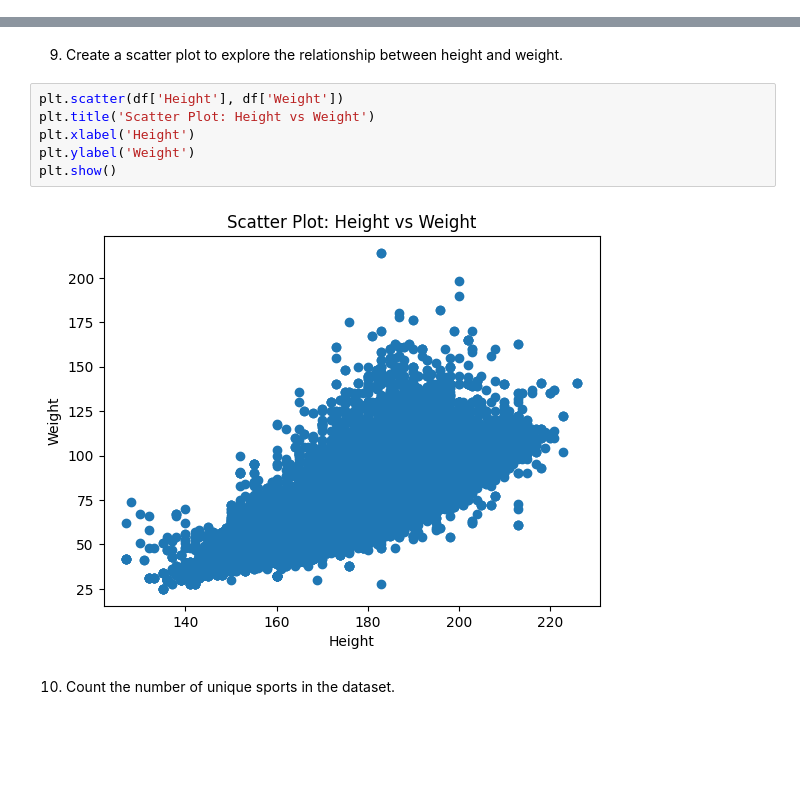
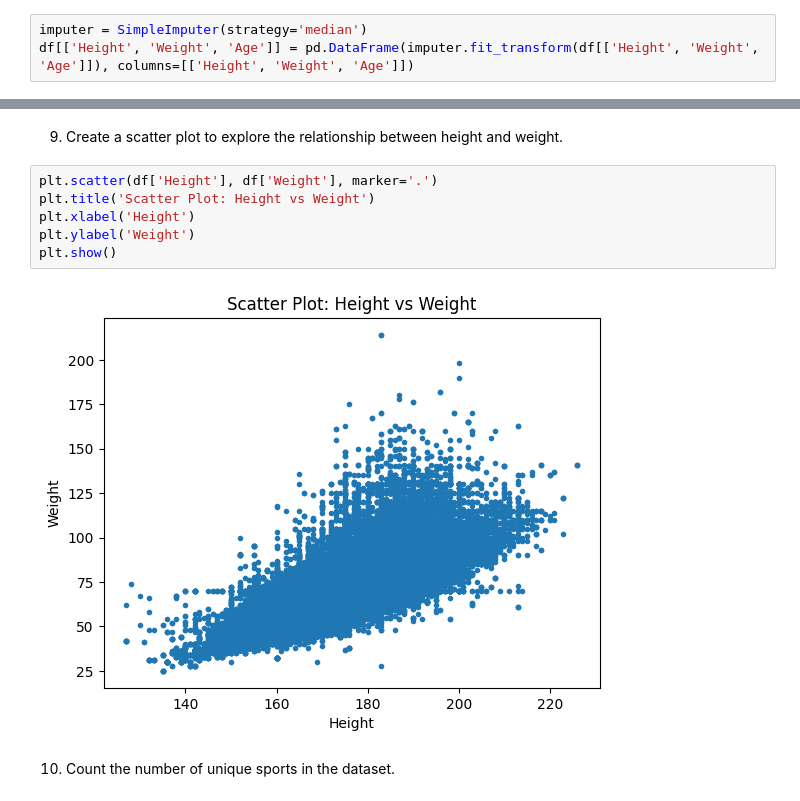
Before and after one commit to yakinamaharjan/trainee, a Jupyter notebook: assignments/7. eda/task1.ipynb, the cells around one changed output, grey strips where cells are left out. Saved outputs shown, nothing was run; the diff lists cells and outputs as text; blank space fills up the shorter version.

```diff
--- a/assignments/7. eda/task1.ipynb
+++ b/assignments/7. eda/task1.ipynb
@@ -43,6 +45,9 @@ For example, when doing 'df[col].method(value, inplace=True)', try using 'df.met
 
 
   df['Medal'].fillna('None', inplace = True)
+# %%
+imputer = SimpleImputer(strategy='median')
+df[['Height', 'Weight', 'Age']] = pd.DataFrame(imputer.fit_transform(df[['Height', 'Weight', 'Age']]), columns=[['Height', 'Weight', 'Age']])
 # %%
 df.isna().sum()
 # %% [output]
@@ -135,13 +140,13 @@ plt.show()
 # %% [markdown]
 9. Create a scatter plot to explore the relationship between height and weight.
 # %%
-plt.scatter(df['Height'], df['Weight'])
+plt.scatter(df['Height'], df['Weight'], marker='.')
 plt.title('Scatter Plot: Height vs Weight')
 plt.xlabel('Height')
 plt.ylabel('Weight')
 plt.show()
 # %% [output]
-[figure, old version]
+[figure, new version]
 # %% [markdown]
 10. Count the number of unique sports in the dataset.
 # %%
```
Also changed, not shown: parts of 4 cells of this notebook.
